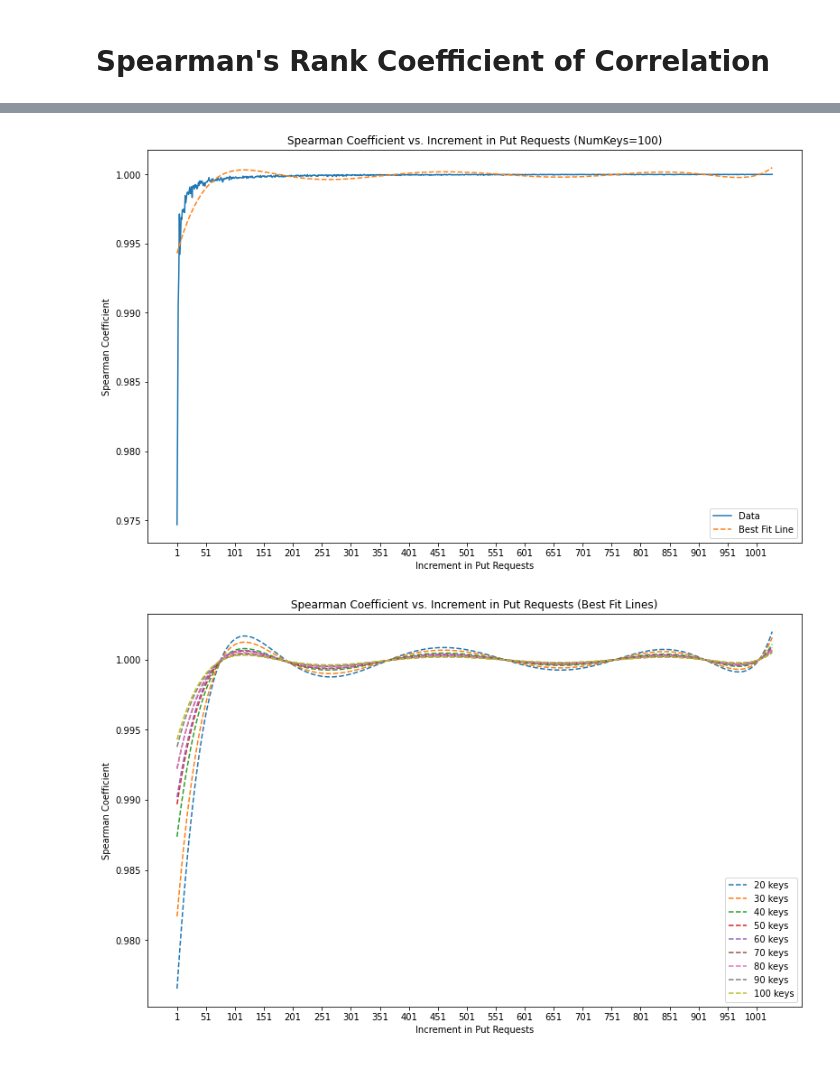
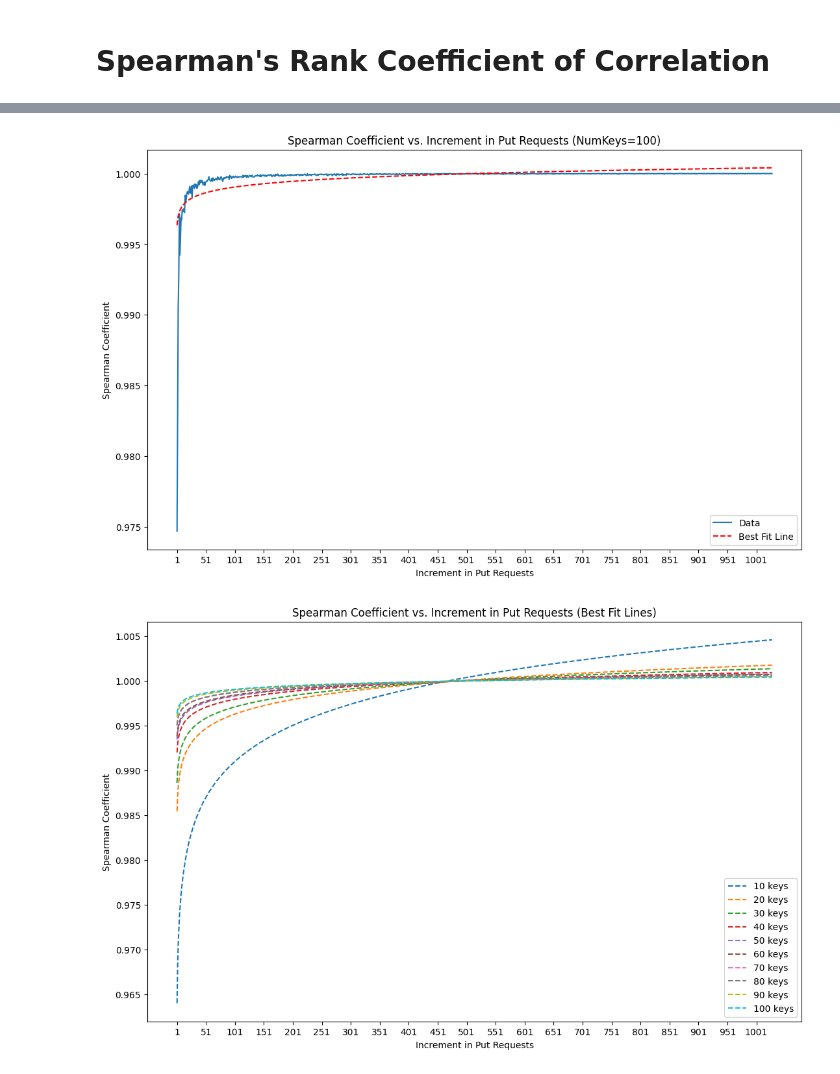
Before and after one commit to Mughees2001/Datastore-SPROJ, a Jupyter notebook: python/analysis/Mughees Analysis.ipynb, the cells around one changed output, grey strips where cells are left out. Drawn from its saved outputs; the diff is of its cells as text; code cells hidden in the pictures.

```diff
--- a/python/analysis/Mughees Analysis.ipynb
+++ b/python/analysis/Mughees Analysis.ipynb
@@ -106,6 +106,8 @@ def getDataMeanDifference(data,numOfKeys):
     return ret
 def general_fit_function(x, *params):
     return np.polyval(params, x)
+def inverse_function(x, a, b):
+    return a / (x + b)
 # %% [markdown]
 # Plots
 # %%
@@ -127,7 +129,7 @@ pdf = PdfPages(pdf_filename)
 for numKeys in diffNumOfKeys:
     dataTemp = getDataMeanDifference(data, numKeys)  # Replace with your actual function
     X = [float(value) for value in dataTemp.keys()]
-    Y = list(dataTemp.values())
+    Y = [y for y in dataTemp.values()]
 
     # Combine and sort X and Y based on X
     X, Y = zip(*sorted(zip(X, Y)))
@@ -136,16 +138,22 @@ for numKeys in diffNumOfKeys:
     X_values.append(X)
     Y_values.append(Y)
 
+    x_trend = np.linspace(min(X), max(X), len(X))
+    y_trend = 1 / x_trend
+
     # Calculate the best fit line (non-linear regression)
-    popt, _ = curve_fit(general_fit_function, X, Y, p0=(1, 1, 1, 1,1,1,1,1))  # You can adjust p0 as needed
-    best_fit_lines.append(np.poly1d(popt))
+    params, covariance = curve_fit(inverse_function, X, Y)
 
+    a,b = params
 
+    y_fit = inverse_function(x_trend, a, b)
+
+    best_fit_lines.append((x_trend, y_fit))
 
     # Create individual plots
     plt.figure(figsize=(13, 8))
     plt.plot(X, Y, label="Data")
-    plt.plot(X, best_fit_lines[-1](X), '--', label="Best Fit Line")
+    plt.plot(best_fit_lines[-1][0], best_fit_lines[-1][1], 'r--', label="Best Fit Line")
     plt.xlabel("Increment in Put Requests")
     plt.ylabel("Mean Error")
     plt.title(f"Mean Error vs. Increment in Put Requests (NumKeys={numKeys})")
@@ -160,7 +168,7 @@ plt.figure(figsize=(13, 8))
 
 # Plot the best fit lines for each set of values in the combined plot
 for i, numKeys in enumerate(diffNumOfKeys):
-    plt.plot(X_values[i], best_fit_lines[i](X_values[i]), '--', label=f"{numKeys} keys")
+    plt.plot(best_fit_lines[i][0], best_fit_lines[i][1], '--', label=f"{numKeys} keys")
 
 plt.xlabel("Increment in Put Requests")
 plt.ylabel("Mean Error")
@@ -205,6 +213,8 @@ def getDataSpearMan(data,numOfKeys):
     return ret
 def general_fit_function(x, *params):
     return np.polyval(params, x)
+def log_fit_function(x, a, b):
+    return a * np.log(x) + b
 # %%
 diffNumOfKeys = ['10', '20', '30', '40', '50', '60', '70', '80', '90', '100']
 
@@ -224,7 +234,7 @@ pdf = PdfPages(pdf_filename)
 for numKeys in diffNumOfKeys:
     dataTemp = getDataSpearMan(data, numKeys)  # Replace with your actual function
     X = [float(value) for value in dataTemp.keys()]
-    Y = list(dataTemp.values())
+    Y = [y for y in dataTemp.values()]
 
     # Combine and sort X and Y based on X
     X, Y = zip(*sorted(zip(X, Y)))
@@ -233,16 +243,22 @@ for numKeys in diffNumOfKeys:
     X_values.append(X)
     Y_values.append(Y)
 
+    x_trend = np.linspace(min(X), max(X), len(X))
+    y_trend = np.log(x_trend)
+
     # Calculate the best fit line (non-linear regression)
-    popt, _ = curve_fit(general_fit_function, X, Y, p0=(1, 1, 1, 1,1,1,1,1))  # You can adjust p0 as needed
-    best_fit_lines.append(np.poly1d(popt))
+    params, covariance = curve_fit(log_fit_function, X, Y)
 
+    a,b = params
 
+    y_fit = log_fit_function(x_trend, a, b)
+
+    best_fit_lines.append((x_trend, y_fit))
 
     # Create individual plots
     plt.figure(figsize=(13, 8))
     plt.plot(X, Y, label="Data")
-    plt.plot(X, best_fit_lines[-1](X), '--', label="Best Fit Line")
+    plt.plot(best_fit_lines[-1][0], best_fit_lines[-1][1], 'r--', label="Best Fit Line")
     plt.xlabel("Increment in Put Requests")
     plt.ylabel("Spearman Coefficient")
     plt.title(f"Spearman Coefficient vs. Increment in Put Requests (NumKeys={numKeys})")
@@ -257,8 +273,7 @@ plt.figure(figsize=(13, 8))
 
 # Plot the best fit lines for each set of values in the combined plot
 for i, numKeys in enumerate(diffNumOfKeys):
-    if i>=1:
-        plt.plot(X_values[i], best_fit_lines[i](X_values[i]), '--', label=f"{numKeys} keys")
+    plt.plot(best_fit_lines[i][0], best_fit_lines[i][1], '--', label=f"{numKeys} keys")
 
 plt.xlabel("Increment in Put Requests")
 plt.ylabel("Spearman Coefficient")
@@ -291,2 +306,2 @@ plt.show()
-[figure, old version]
+[figure, new version]
-[figure, old version]
+[figure, new version]
```
Also changed, not shown: parts of 2 cells of this notebook, 4 other files.
